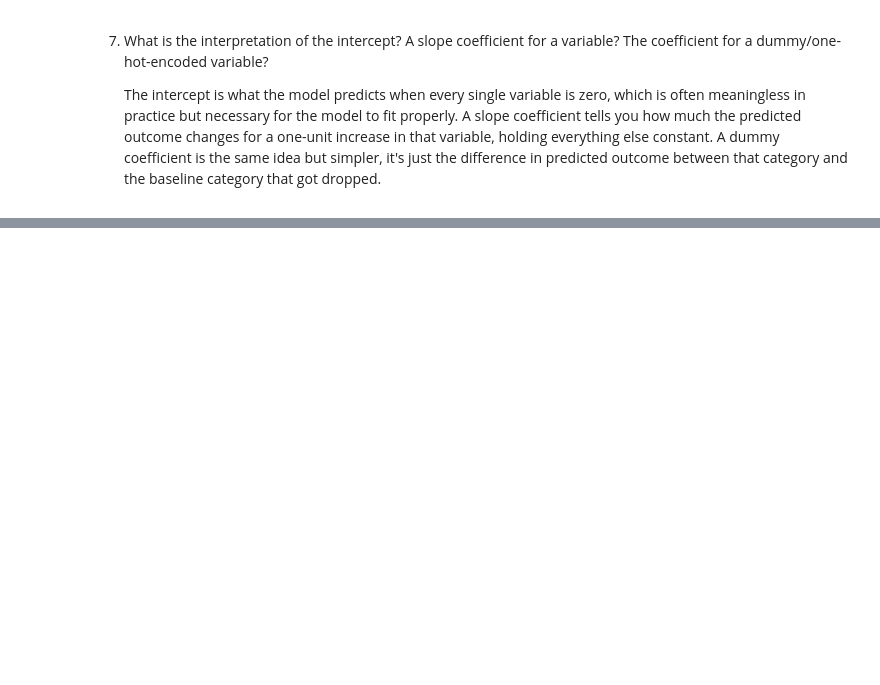
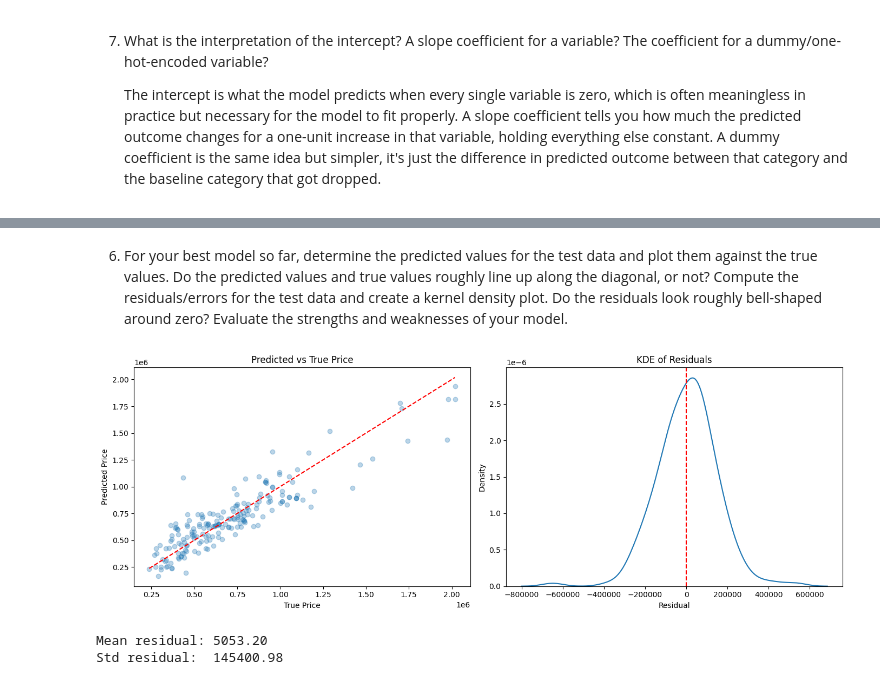
Before and after one commit to elyse-undan/linear_models, a Jupyter notebook: assignment/assignment.ipynb, the cells around one changed output, grey strips where cells are left out. Saved outputs shown, nothing was run; the diff lists cells and outputs as text; code cells hidden in the pictures; blank space fills up the shorter version.

```diff
--- a/assignment/assignment.ipynb
+++ b/assignment/assignment.ipynb
@@ -64,0 +356,8 @@
+# %%
+X = df.drop(columns='Price')
+y = df['Price']
+
+X_train, X_test, y_train, y_test = train_test_split(X, y, test_size=0.2, random_state=42)
+
+print(f"Train: {X_train.shape[0]} rows")
+print(f"Test:  {X_test.shape[0]} rows")
@@ -64,0 +448,33 @@
+# %% [markdown]
+ 6. For your best model so far, determine the predicted values for the test data and plot them against the true values. Do the predicted values and true values roughly line up along the diagonal, or not? Compute the residuals/errors for the test data and create a kernel density plot. Do the residuals look roughly bell-shaped around zero? Evaluate the strengths and weaknesses of your model.
+# %%
+# Best model is Model 3 (combined numeric + categorical)
+model3 = LinearRegression()
+model3.fit(X_combined_train, y_train)
+y_pred = model3.predict(X_combined_test)
+residuals = y_test - y_pred
+
+fig, axes = plt.subplots(1, 2, figsize=(14, 5))
+
+# Predicted vs actual
+axes[0].scatter(y_test, y_pred, alpha=0.3)
+axes[0].plot([y_test.min(), y_test.max()], [y_test.min(), y_test.max()], 'r--')
+axes[0].set_xlabel('True Price')
+axes[0].set_ylabel('Predicted Price')
+axes[0].set_title('Predicted vs True Price')
+
+# Residual KDE
+sns.kdeplot(residuals, ax=axes[1])
+axes[1].axvline(0, color='r', linestyle='--')
+axes[1].set_title('KDE of Residuals')
+axes[1].set_xlabel('Residual')
+
+plt.tight_layout()
+plt.show()
+
+print(f"Mean residual: {residuals.mean():.2f}")
+print(f"Std residual:  {residuals.std():.2f}")
+# %% [output]
+[figure, added]
+Mean residual: 5053.20
+Std residual:  145400.98
```
Also changed, not shown: parts of 35 cells of this notebook.
